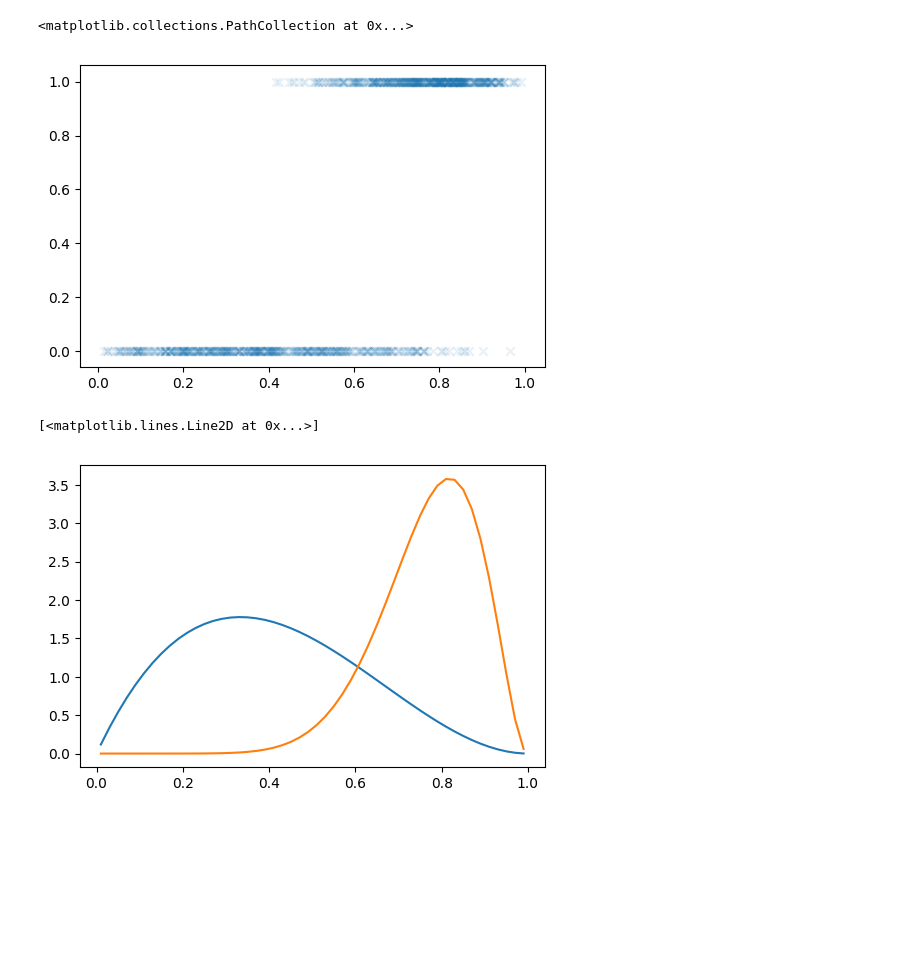
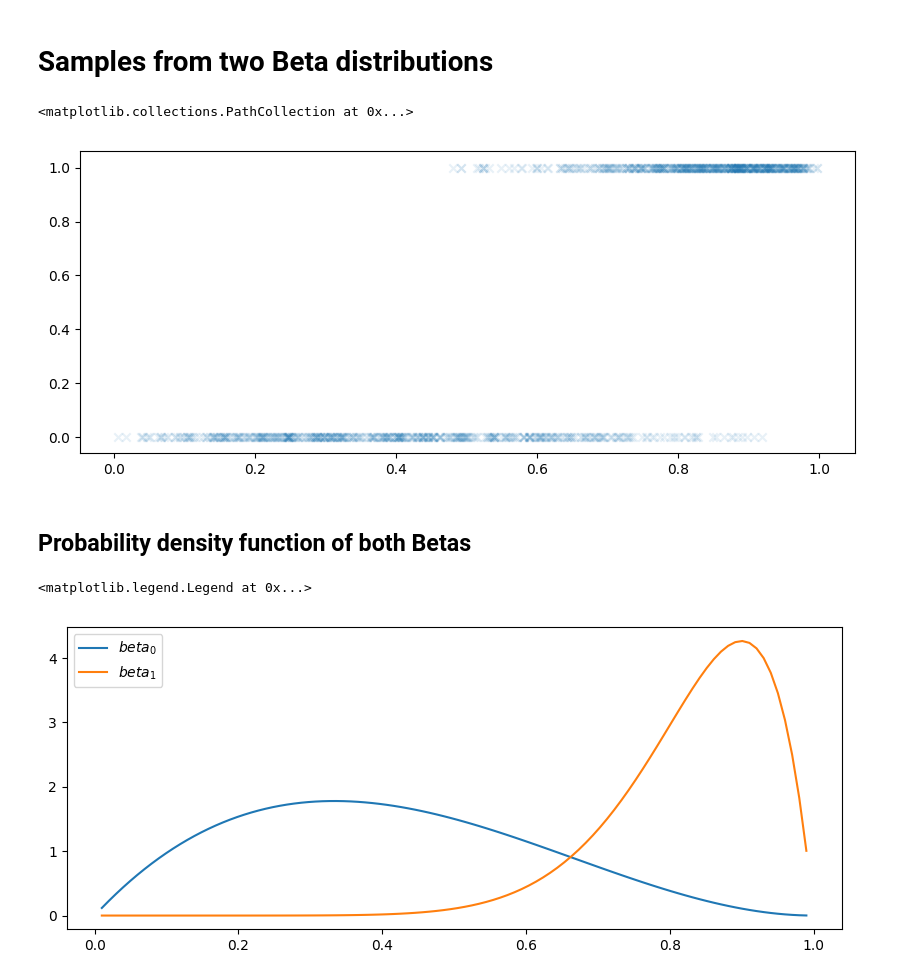
Before and after one commit to betacal/python, a Jupyter notebook: tutorial/beta_scores.ipynb, the cells around one changed output. Drawn from its saved outputs; the diff is of its cells as text; code cells hidden in the pictures; blank space fills up the shorter version.

Commit message:
Created tutorial showing different Beta calibration

```diff
--- a/tutorial/beta_scores.ipynb
+++ b/tutorial/beta_scores.ipynb
@@ -7,7 +7,6 @@ module_path = os.path.abspath(os.path.join('..'))
 if module_path not in sys.path:
     sys.path.insert(1, module_path)
 
-print sys.path
 from collections import OrderedDict
 
 import numpy as np
@@ -20,3 +19,12 @@ from betacal import BetaCalibration
 from utils.utils import MyLogisticRegression
 
 from utils.visualisations import plot_reliability_diagram
+
+from scipy.optimize import minimize_scalar
+
+from scipy.special import gamma
+from scipy.special import beta as betaconst
+
+from functools import partial
+
+plt.rcParams['figure.figsize'] = (10, 4)
@@ -25,26 +31,31 @@ from utils.visualisations import plot_reliability_diagram
+# %% [markdown]
+# Samples from two Beta distributions
 # %%
 n_samples = 1000
 prior0 = 0.5
 prior1 = 1-prior0
 a0 = 2.0
 b0 = 3.0
 a1 = 10.0
-b1 = 3.0
+b1 = 2.0
 pos_x = np.random.beta(a0, b0, int(n_samples*prior0))
 neg_x = np.random.beta(a1, b1, int(n_samples*prior1))
 
 x = np.hstack((pos_x, neg_x))
 y = np.hstack((np.zeros(int(n_samples*prior0)), np.ones(int(n_samples*prior1))))
 
 plt.scatter(x, y, marker='x', alpha=0.1)
 # %% [output]
 <matplotlib.collections.PathCollection at 0x...>
-[figure, old version]
+[figure, new version]
+# %% [markdown]
+## Probability density function of both Betas
 # %%
-s = np.linspace(0.01, 0.99, 50)
+s = np.linspace(0.01, 0.99, 100)
 
-plt.plot(s, beta.pdf(s, a0, b0))
-plt.plot(s, beta.pdf(s, a1, b1))
+plt.plot(s, beta.pdf(s, a0, b0), label='$beta_0$')
+plt.plot(s, beta.pdf(s, a1, b1), label='$beta_1$')
+plt.legend()
 # %% [output]
-[<matplotlib.lines.Line2D at 0x...>]
+<matplotlib.legend.Legend at 0x...>
-[figure, old version]
+[figure, new version]
```
Also changed, not shown: parts of 9 cells of this notebook.
